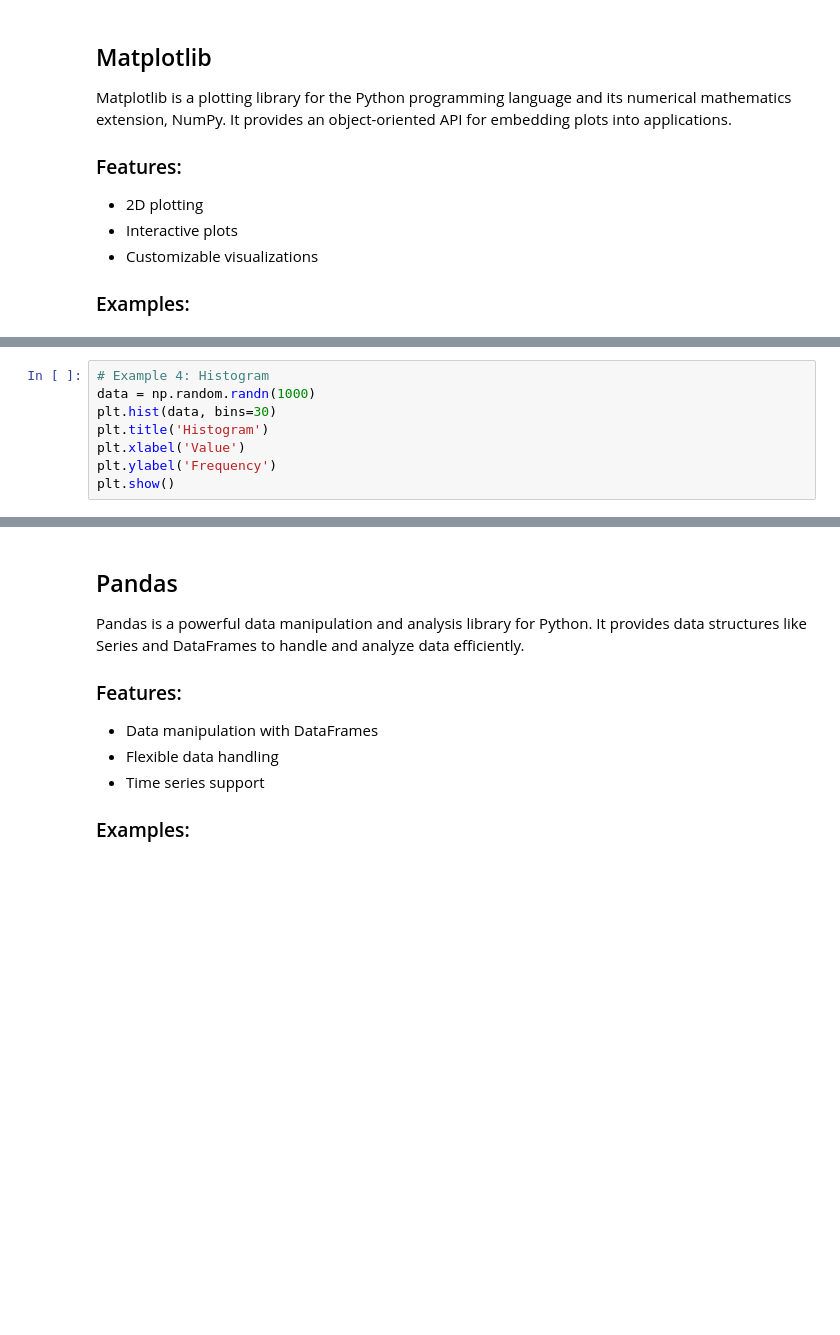
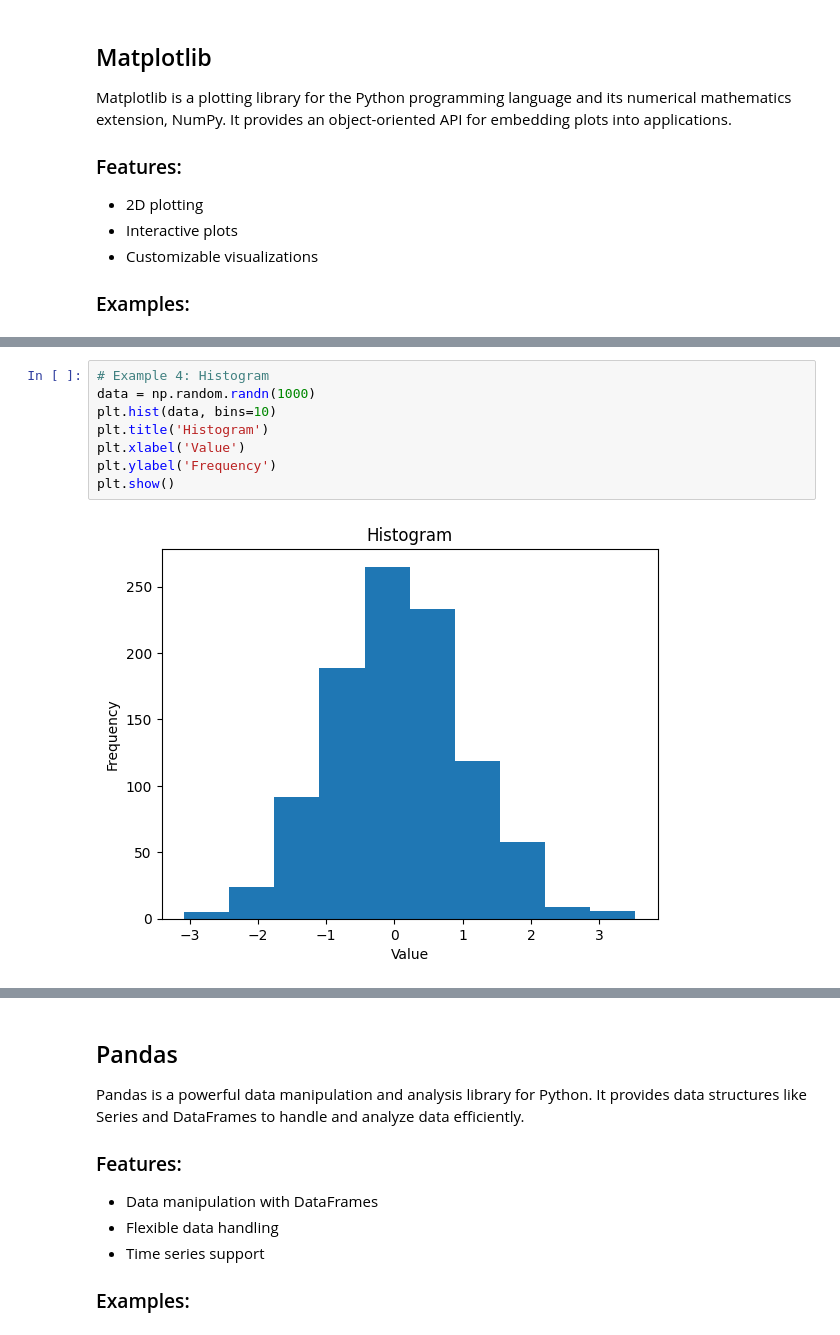
Before and after one commit to shahab271069/Advanced-Time-series-analysis, a Jupyter notebook: Python_third_session.ipynb, the cells around one changed output, grey strips where cells are left out. Cells and saved outputs as stored; diff of their text form; blank space fills up the shorter version.

```diff
--- a/Python_third_session.ipynb
+++ b/Python_third_session.ipynb
@@ -654,11 +826,13 @@ plt.show()
 # %%
 # Example 4: Histogram
 data = np.random.randn(1000)
-plt.hist(data, bins=30)
+plt.hist(data, bins=10)
 plt.title('Histogram')
 plt.xlabel('Value')
 plt.ylabel('Frequency')
 plt.show()
+# %% [output]
+[figure, added]
 # %%
 # Example 5: Pie chart
 sizes = [15, 30, 45, 10]
```
Also changed, not shown: parts of 31 cells of this notebook.
